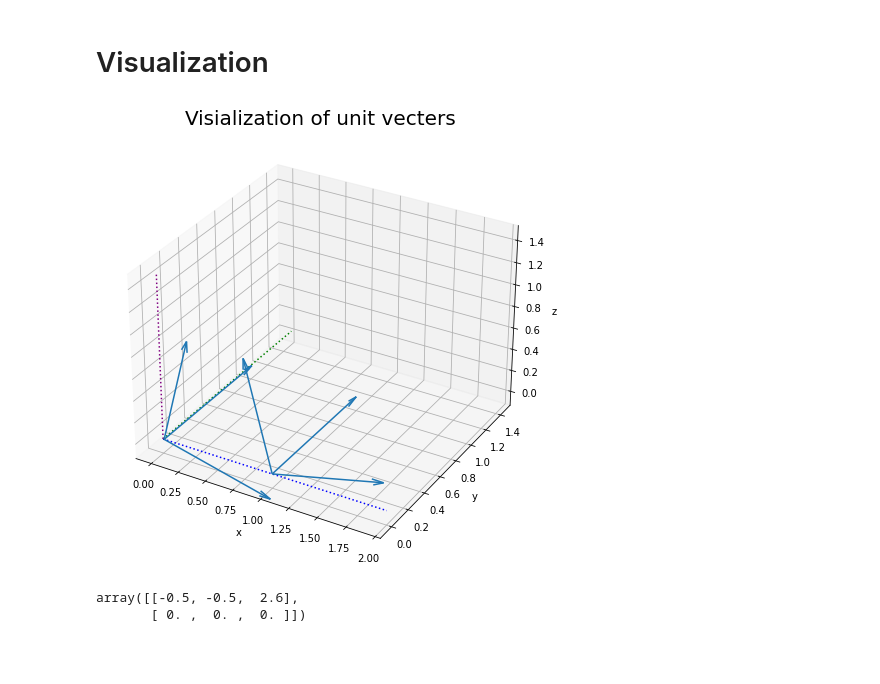
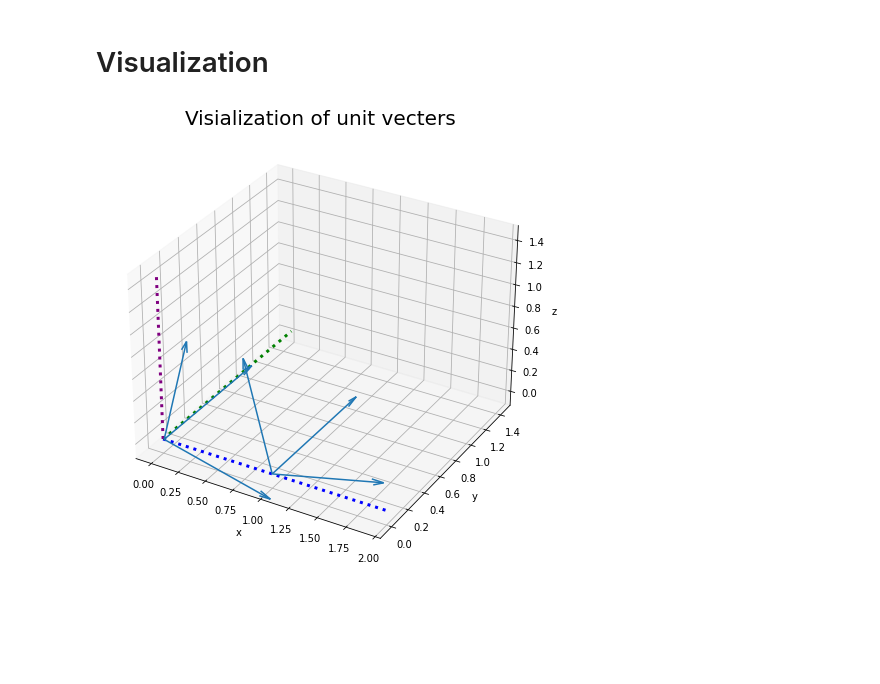
Before and after one commit to AIP-Lab/DLT_simulation, a Jupyter notebook: dlt.ipynb, the cells around one changed output. Saved outputs shown, nothing was run; the diff lists cells and outputs as text; code cells hidden in the pictures; blank space fills up the shorter version.

```diff
--- a/dlt.ipynb
+++ b/dlt.ipynb
@@ -21,11 +21,6 @@ def c2w(tMatF, deltF, p1sF): # カメラ座標系から世界座標系への変
 # %% [markdown]
 # パラメータ
 # %%
-zvect = np.array((
-    (0.15, 0., 1.),
-    (-0.25, 0., 1.),
-))
-
 zvect = np.array((
     (0.25, 0., 1.),
     (-0.25, 0., 1.),
@@ -42,11 +37,6 @@ delt = np.array((
     (1., 0., 0.),
 ))
 
-delt = np.array((
-    (0.01, 0., 0.),
-    (1., 0., 0.),
-))
-
 ncamera = len(zvect) # カメラ台数
 # %% [markdown]
 # 変換行列
@@ -97,37 +91,32 @@ tM:
 # %%
 %matplotlib inline
 # %matplotlib notebook
 fig = plt.figure(figsize=(8, 8)) # 図の設定
 ax = fig.add_subplot(projection='3d') # 3Dプロットの設定
 
 for ncm in range(ncamera):
     for vecte in [xvecte, yvecte, zvecte]:
         start = delt[ncm]
         end = vecte[ncm]
         ax.quiver(*start, *end, arrow_length_ratio=0.1) # 矢印プロット
 
 plt.plot([0, 2],[0, 0], [0, 0],
-         color='blue', linestyle=':') # x軸
+         color='blue', linestyle=':', linewidth=3) # x軸
 plt.plot([0, 0],[0, 1.5], [0, 0],
-         color='green', linestyle=':') # y軸
+         color='green', linestyle=':', linewidth=3) # y軸
 plt.plot([0, 0],[0, 0], [0, 1.5],
-         color='purple', linestyle=':') # z軸
+         color='purple', linestyle=':', linewidth=3) # z軸
 
 ax.set_xlabel('x') # x軸ラベル
 ax.set_ylabel('y') # y軸ラベル
 ax.set_zlabel('z') # z軸ラベル
 ax.set_title('Visialization of unit vecters', fontsize=20) # タイトル
 # ax.legend() # 凡例
 ax.set_xlim(-0.1, 2) # x軸の表示範囲
 ax.set_ylim(-0.1, 1.5) # y軸の表示範囲
 ax.set_zlim(-0.1, 1.5) # z軸の表示範囲
 plt.show()
 # %% [output]
-[figure, old version]
+[figure, new version]
-# %%
-np.append(np.expand_dims(tgpos[0,0],0), np.zeros((1,3)),0)
-# %% [output]
-array([[-0.5, -0.5,  2.6],
-       [ 0. ,  0. ,  0. ]])
 # %% [markdown]
 #
```
Also changed, not shown: parts of 24 cells of this notebook, 2 other files.
